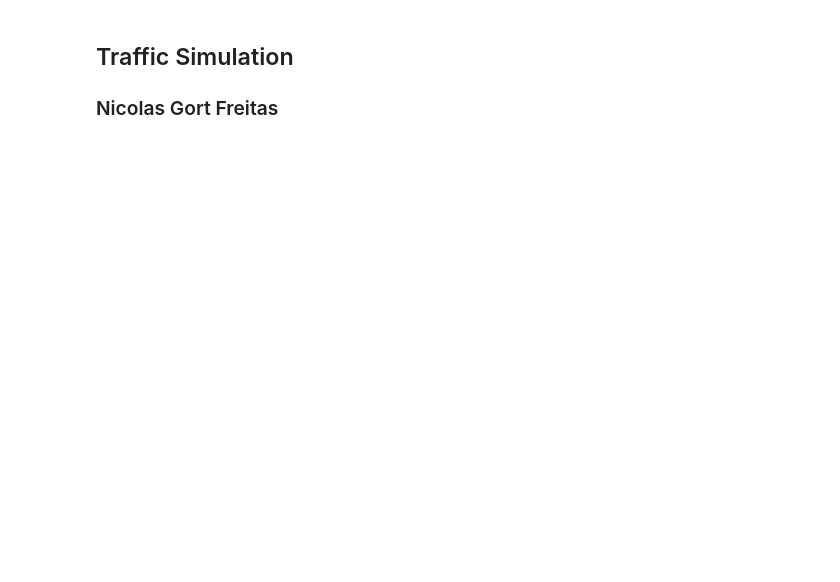
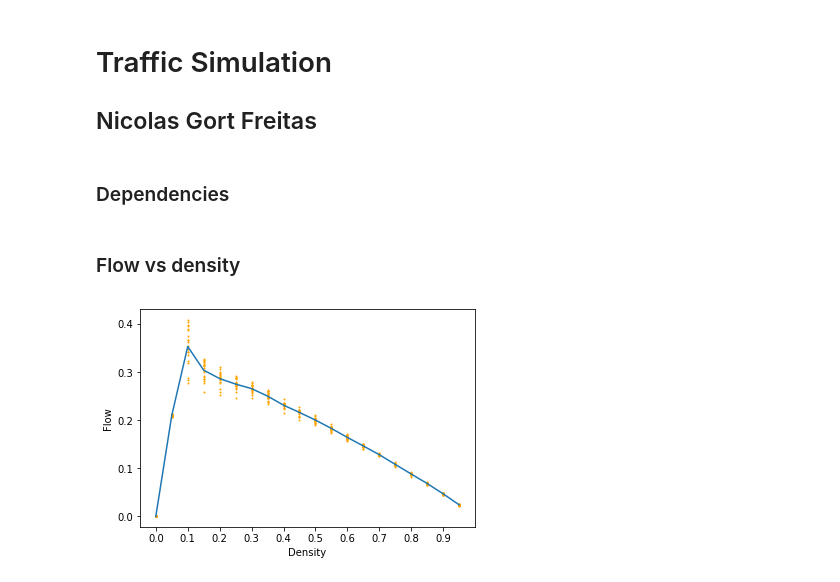
Before and after one commit to Ngort/CS166, a Jupyter notebook: MS_4_1_TrafficSimulation.ipynb, the cells around one changed output. Drawn from its saved outputs; the diff is of its cells as text; code cells hidden in the pictures; blank space fills up the shorter version.

```diff
--- a/MS_4_1_TrafficSimulation.ipynb
+++ b/MS_4_1_TrafficSimulation.ipynb
@@ -1,3 +1,5 @@
 # %% [markdown]
-## Traffic Simulation
-### Nicolas Gort Freitas
+# Traffic Simulation
+## Nicolas Gort Freitas
+# %% [markdown]
+### Dependencies
@@ -194,6 +229,33 @@ class TrafficSimulation:
         #print next_state
         self.flow_record.append(np.mean(self.flow_map))
         self.state = next_state
+# %% [markdown]
+### Flow vs density
+# %%
+sim = TrafficSimulation(size=100,car_density=0.15, p_slow = 0.25)
+sim.initialize()
+
+
+flow = []
+densities = np.array([x*np.ones(20) for x in np.arange(0,1,0.05)]).ravel()
+
+for d in densities:
+    sim = TrafficSimulation(size=100,car_density=d, p_slow = 0.5)
+    sim.initialize()
+    for t in range(200):
+        sim.update()
+    flow.append(np.mean(sim.flow_record))
+
+density_value, average_flow = zip(*sorted((xVal, np.mean([yVal for a, yVal in zip(densities, flow) if xVal==a])) for xVal in set(densities)))
+
+plt.plot(density_value,average_flow)
+plt.scatter(densities,flow,c='orange',s=1)
+plt.xticks(np.arange(0,1,0.1))
+plt.ylabel('Flow')
+plt.xlabel('Density')
+plt.show()
+# %% [output]
+[figure, added]
 # %%
 sim = TrafficSimulation(size=100,car_density=0.15, p_slow = 0.25)
 sim.initialize()
```
Also changed, not shown: parts of 15 cells of this notebook.
